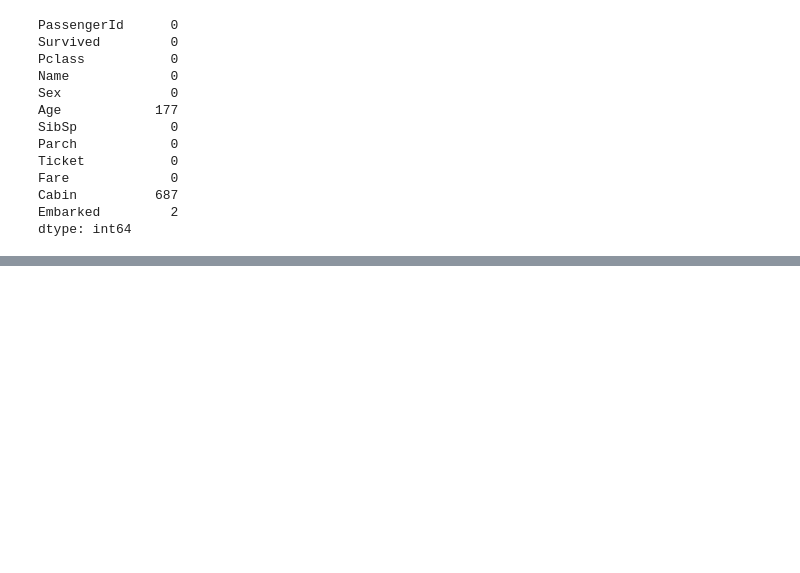
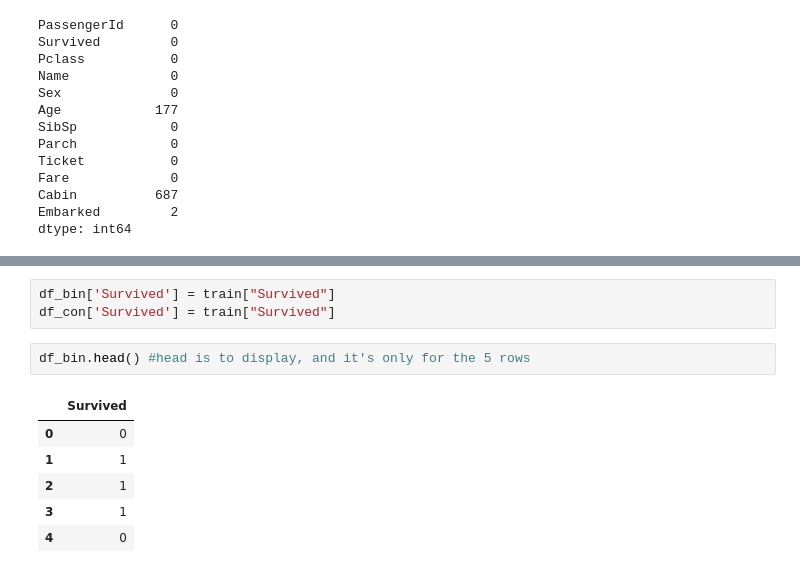
Before and after one commit to felstuff/BackToBasic, a Jupyter notebook: TitanicExplloratory.ipynb, the cells around one changed output, grey strips where cells are left out. Cells and saved outputs as stored; diff of their text form; blank space fills up the shorter version.

```diff
--- a/TitanicExplloratory.ipynb
+++ b/TitanicExplloratory.ipynb
@@ -158,0 +206,12 @@ dtype: int64
+# %%
+df_bin['Survived'] = train["Survived"]
+df_con['Survived'] = train["Survived"]
+# %%
+df_bin.head() #head is to display, and it's only for the 5 rows
+# %% [output]
+|  | Survived |
+| 0 | 0 |
+| 1 | 1 |
+| 2 | 1 |
+| 3 | 1 |
+| 4 | 0 |
```
Also changed, not shown: parts of 15 cells of this notebook.
